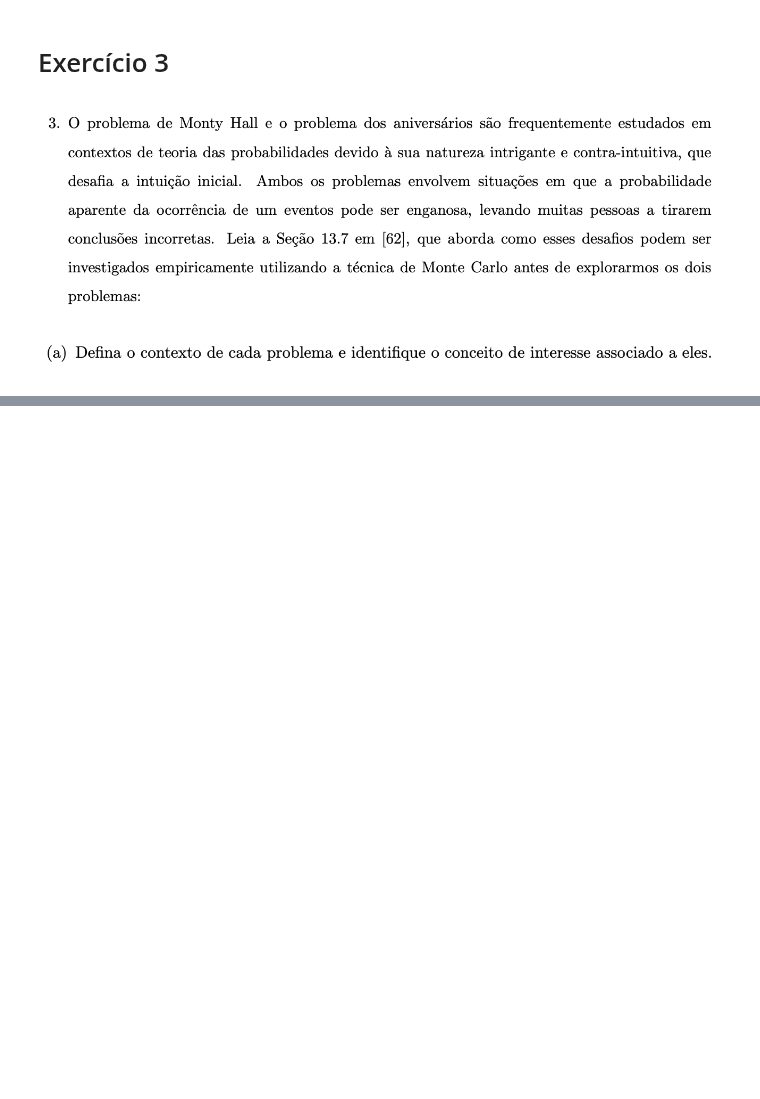
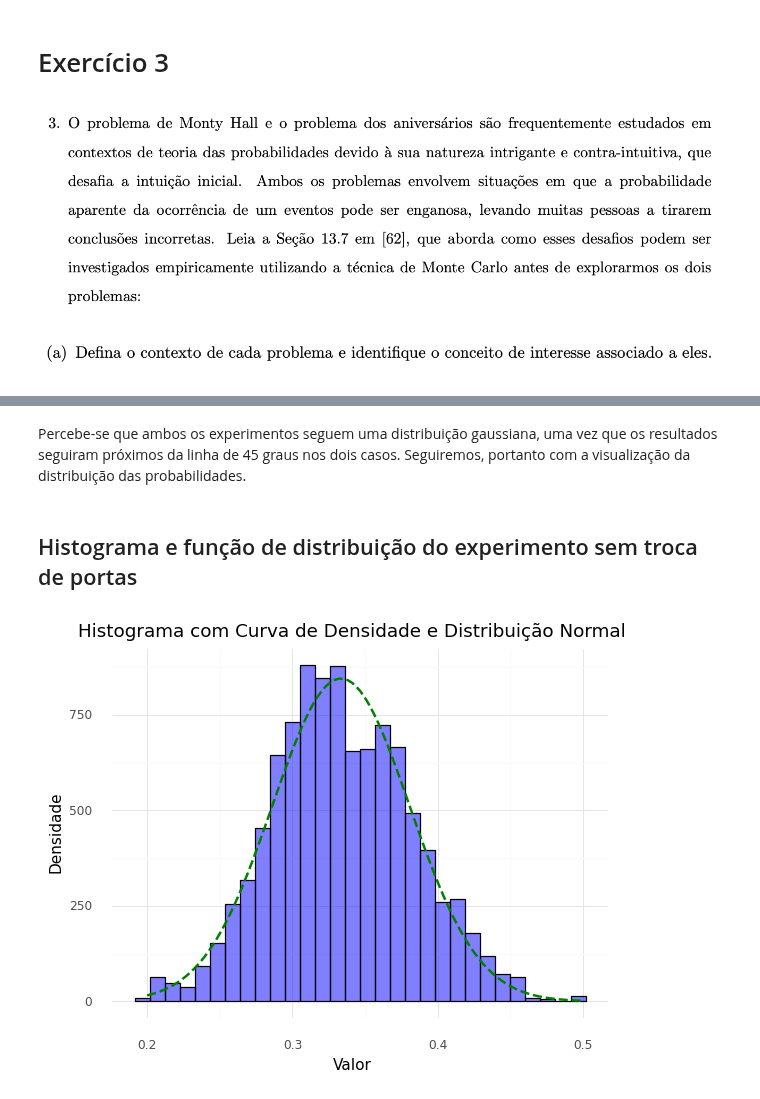
Before and after one commit to pdcos/analise_visual_ciencia_de_dados, a Jupyter notebook: participacao_7/solutions_7.ipynb, the cells around one changed output, grey strips where cells are left out. Drawn from its saved outputs; the diff is of its cells as text; code cells hidden in the pictures; blank space fills up the shorter version.

```diff
--- a/participacao_7/solutions_7.ipynb
+++ b/participacao_7/solutions_7.ipynb
@@ -76,0 +208,32 @@ Probabilidade de sair cara, coroa, cara: 0.125
+# %% [markdown]
+Percebe-se que ambos os experimentos seguem uma distribuição gaussiana, uma vez que os resultados seguiram próximos da linha de 45 graus nos dois casos. Seguiremos, portanto com a visualização da distribuição das probabilidades.
+# %% [markdown]
+## Histograma e função de distribuição do experimento sem troca de portas
+# %%
+data = pd.DataFrame({'value': prob_vitorias_sem_troca})
+
+mean_val = np.mean(data['value'])
+std_val = np.std(data['value'])
+
+bins = 30
+
+# Calcula o intervalo dos bins
+bin_width = (data['value'].max() - data['value'].min()) / bins
+n = len(data['value'])
+
+# Função para calcular a densidade da distribuição normal ajustada à escala do histograma
+normal_dist = lambda x: (1/(std_val * np.sqrt(2 * np.pi))) * np.exp(-0.5 * ((x - mean_val) / std_val)**2) * bin_width * n
+
+# Plota o histograma com a curva de densidade dos dados e a distribuição normal ajustada
+plot = (
+    ggplot(data, aes(x='value')) +
+    geom_histogram(bins=bins, fill="blue", alpha=0.5, color="black") +  # Ajusta o histograma para densidade
+    stat_function(fun=normal_dist, color="green", size=1, linetype="dashed") +  # Curva de densidade normal ajustada
+    theme_minimal() +
+    labs(title="Histograma com Curva de Densidade e Distribuição Normal",
+         x="Valor", y="Densidade")
+)
+
+print(plot)
+# %% [output]
+[figure, added]
```
Also changed, not shown: parts of 38 cells of this notebook.
